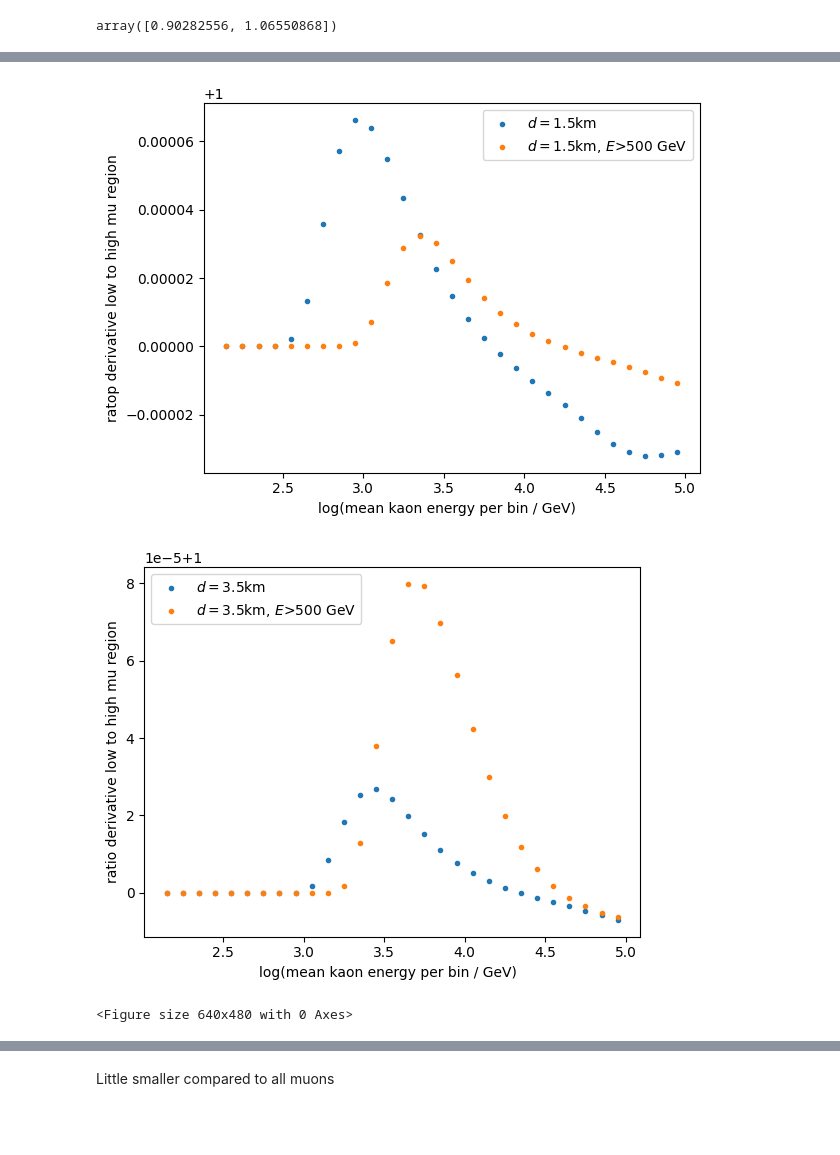
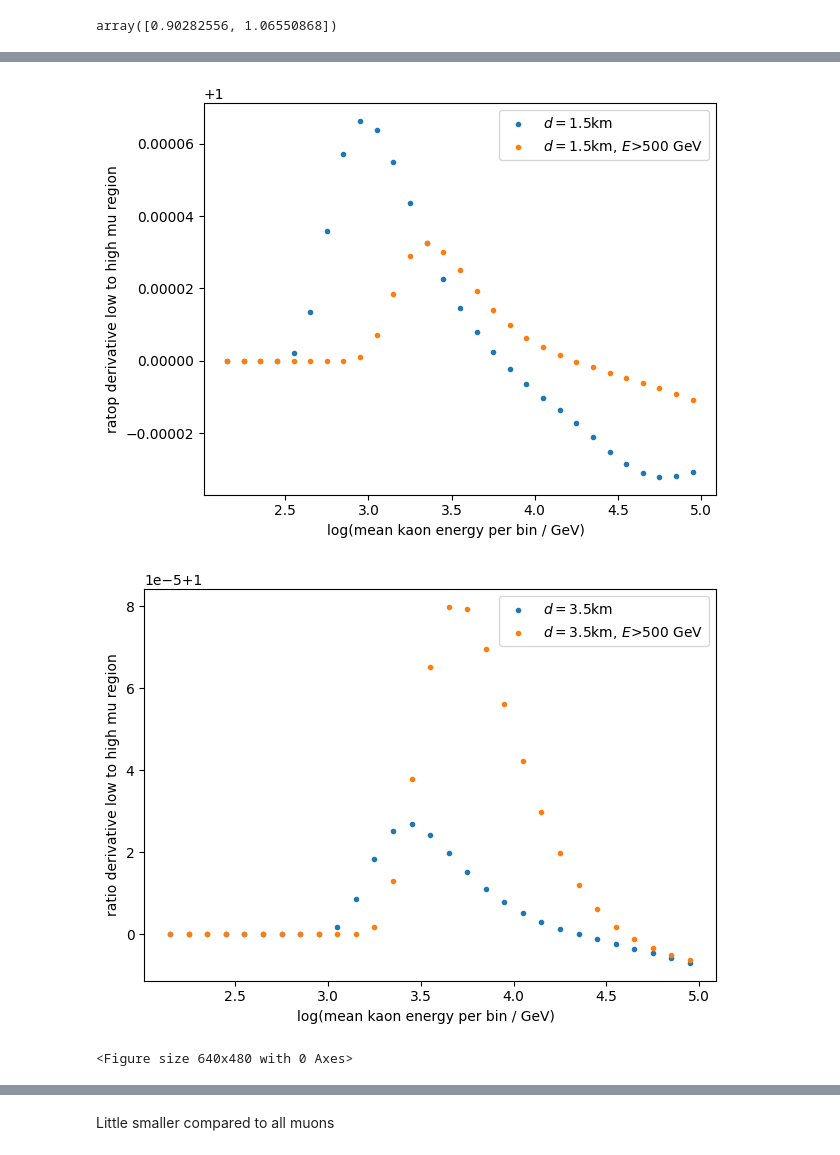
Before and after one commit to karohymon/cs-analysis, a Jupyter notebook: IceCube_diffuse_underground_bundles/slope_param_kaoncs.ipynb, the cells around one changed output, grey strips where cells are left out. Cells and saved outputs as stored; diff of their text form; code cells hidden in the pictures; blank space fills up the shorter version.

Commit message:
add tight layout

```diff
--- a/IceCube_diffuse_underground_bundles/slope_param_kaoncs.ipynb
+++ b/IceCube_diffuse_underground_bundles/slope_param_kaoncs.ipynb
@@ -170,32 +174,34 @@ plt.clf()
 # %%
 def_ratio_15 = np.ones(len(e_center))* (deriv_def_15[0]/deriv_def_15[1])
 def_ratio_35 = np.ones(len(e_center))* (deriv_def_35[0]/deriv_def_35[1])
 
 def_ratio_15_500 = np.ones(len(e_center))* (deriv_def_15_500[0]/deriv_def_15_500[1])
 def_ratio_35_500 = np.ones(len(e_center))* (deriv_def_35_500[0]/deriv_def_35_500[1])
 
 
 plt.scatter(e_center,(deriv_mod_15[:,0]/deriv_mod_15[:,1])/def_ratio_15,label="$d=1.5$km",marker='.')
 plt.scatter(e_center,(deriv_mod_15_500[:,0]/deriv_mod_15_500[:,1])/def_ratio_15_500,label="$d=1.5$km, $E$>500 GeV",marker='.')
 plt.ylabel('ratop derivative low to high mu region')
 plt.xlabel('log(mean kaon energy per bin / GeV)  ')
 plt.legend()
+plt.tight_layout()
 plt.savefig(plot_dir + 'cs_k_energybintest_powerlawderiv_ratio-to-def_ebin_d15_threshold.png')
 plt.show()
 plt.clf()
 
 
 plt.scatter(e_center,(deriv_mod_35[:,0]/deriv_mod_35[:,1])/def_ratio_35,label="$d=3.5$km",marker='.')
 plt.scatter(e_center,(deriv_mod_35_500[:,0]/deriv_mod_35_500[:,1])/def_ratio_35_500,label="$d=3.5$km, $E$>500 GeV",marker='.')
 plt.ylabel('ratio derivative low to high mu region')
 plt.xlabel('log(mean kaon energy per bin / GeV)  ')
 plt.legend()
+plt.tight_layout()
 plt.savefig(plot_dir + 'cs_k_energybintest_powerlawderiv_ratio-to-def_ebin_d35_threshold.png')
 plt.show()
 plt.clf()
 # %% [output]
-[figure, old version]
+[figure, new version]
-[figure, old version]
+[figure, new version]
 <Figure size 640x480 with 0 Axes>
 # %%
 sl = sl_depth(1.5,angles)
```
Also changed, not shown: parts of 9 cells of this notebook, 2 other files.
